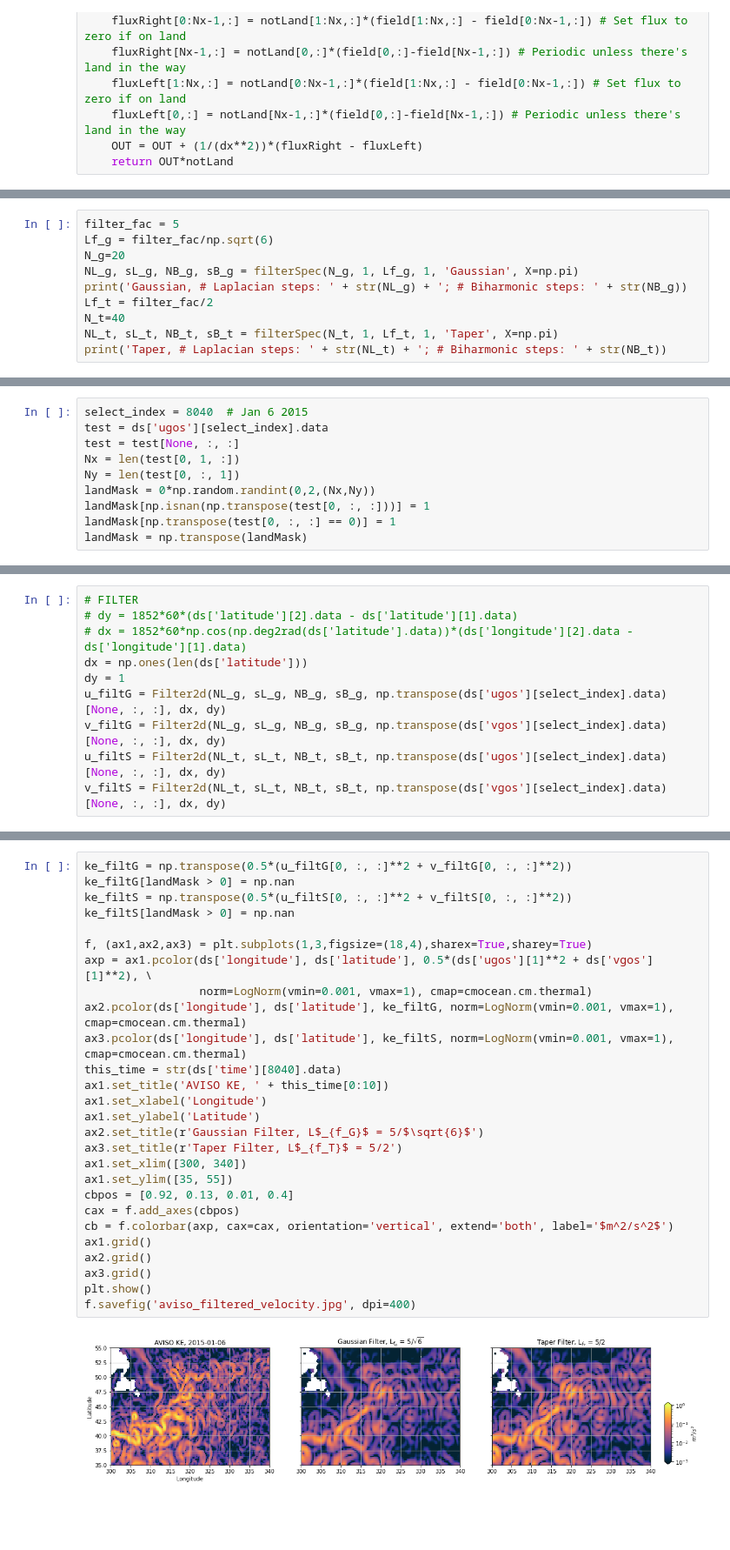
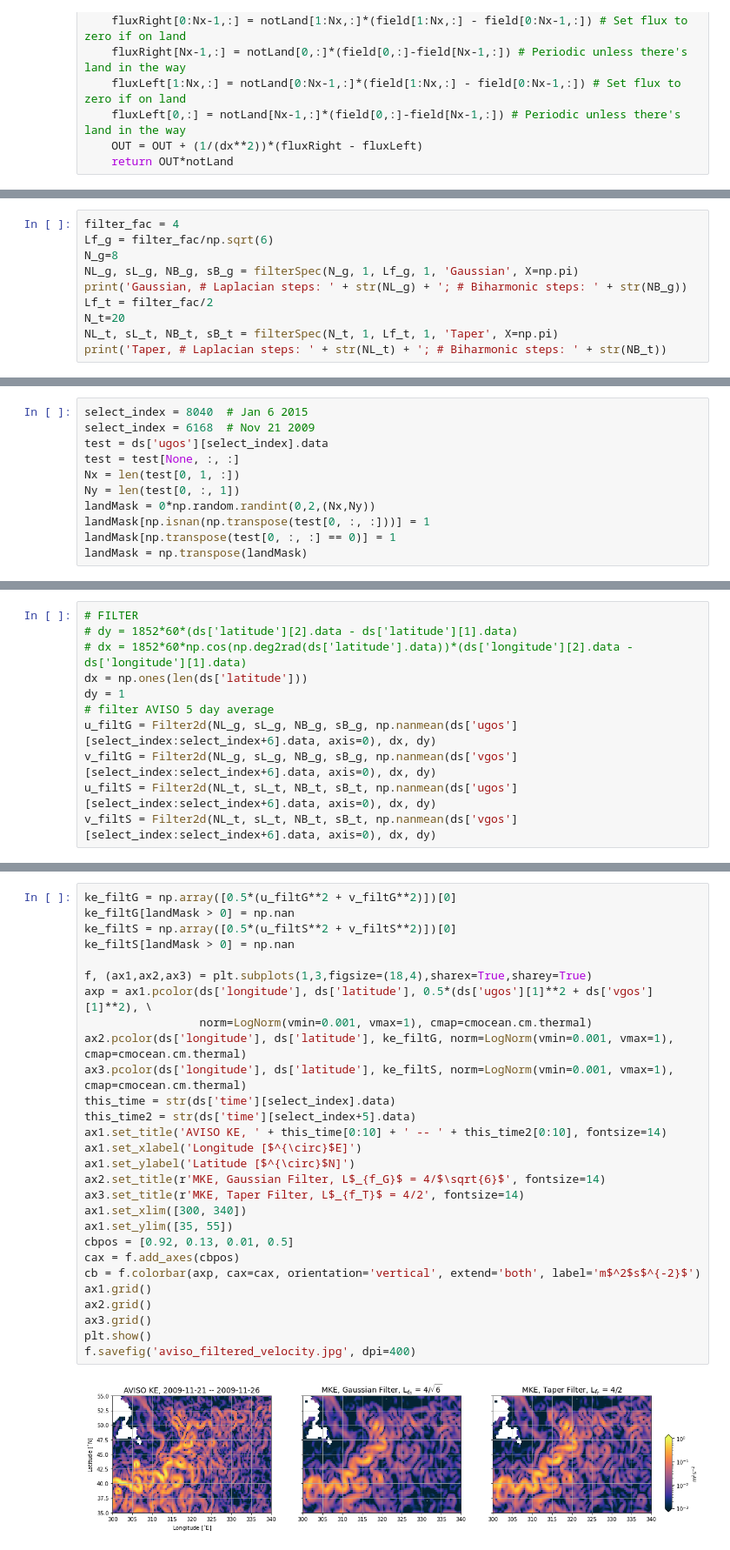
Before and after one commit to ocean-eddy-cpt/WP1T2-2D-EKE-Analysis, a Jupyter notebook: aviso_filter.ipynb, the cells around one changed output, grey strips where cells are left out. Shown: that part at 87% size. Drawn from its saved outputs; the diff is of its cells as text; blank space fills up the shorter version.

```diff
--- a/aviso_filter.ipynb
+++ b/aviso_filter.ipynb
@@ -86,13 +155,13 @@ def Filter2d(NL,sL,NB,sB,field,dx,dy):
 
     return(data_out)
 # %%
-filter_fac = 5
+filter_fac = 4
 Lf_g = filter_fac/np.sqrt(6)
-N_g=20
+N_g=8
 NL_g, sL_g, NB_g, sB_g = filterSpec(N_g, 1, Lf_g, 1, 'Gaussian', X=np.pi)
 print('Gaussian, # Laplacian steps: ' + str(NL_g) + '; # Biharmonic steps: ' + str(NB_g))
 Lf_t = filter_fac/2
-N_t=40
+N_t=20
 NL_t, sL_t, NB_t, sB_t = filterSpec(N_t, 1, Lf_t, 1, 'Taper', X=np.pi)
 print('Taper, # Laplacian steps: ' + str(NL_t) + '; # Biharmonic steps: ' + str(NB_t))
 # %% [output]
@@ -103,5 +172,6 @@ Taper, # Laplacian steps: 34; # Biharmonic steps: 3
 # %%
 select_index = 8040  # Jan 6 2015
+select_index = 6168  # Nov 21 2009
 test = ds['ugos'][select_index].data
 test = test[None, :, :]
 Nx = len(test[0, 1, :])
@@ -121,7 +199,8 @@ landMask = np.transpose(landMask)
 # dx = 1852*60*np.cos(np.deg2rad(ds['latitude'].data))*(ds['longitude'][2].data - ds['longitude'][1].data)
 dx = np.ones(len(ds['latitude']))
 dy = 1
-u_filtG = Filter2d(NL_g, sL_g, NB_g, sB_g, np.transpose(ds['ugos'][select_index].data)[None, :, :], dx, dy)
-v_filtG = Filter2d(NL_g, sL_g, NB_g, sB_g, np.transpose(ds['vgos'][select_index].data)[None, :, :], dx, dy)
-u_filtS = Filter2d(NL_t, sL_t, NB_t, sB_t, np.transpose(ds['ugos'][select_index].data)[None, :, :], dx, dy)
-v_filtS = Filter2d(NL_t, sL_t, NB_t, sB_t, np.transpose(ds['vgos'][select_index].data)[None, :, :], dx, dy)
+# filter AVISO 5 day average
+u_filtG = Filter2d(NL_g, sL_g, NB_g, sB_g, np.nanmean(ds['ugos'][select_index:select_index+6].data, axis=0), dx, dy)
+v_filtG = Filter2d(NL_g, sL_g, NB_g, sB_g, np.nanmean(ds['vgos'][select_index:select_index+6].data, axis=0), dx, dy)
+u_filtS = Filter2d(NL_t, sL_t, NB_t, sB_t, np.nanmean(ds['ugos'][select_index:select_index+6].data, axis=0), dx, dy)
+v_filtS = Filter2d(NL_t, sL_t, NB_t, sB_t, np.nanmean(ds['vgos'][select_index:select_index+6].data, axis=0), dx, dy)
@@ -142,29 +230,30 @@ plt.show()
 # %%
-ke_filtG = np.transpose(0.5*(u_filtG[0, :, :]**2 + v_filtG[0, :, :]**2))
+ke_filtG = np.array([0.5*(u_filtG**2 + v_filtG**2)])[0]
 ke_filtG[landMask > 0] = np.nan
-ke_filtS = np.transpose(0.5*(u_filtS[0, :, :]**2 + v_filtS[0, :, :]**2))
+ke_filtS = np.array([0.5*(u_filtS**2 + v_filtS**2)])[0]
 ke_filtS[landMask > 0] = np.nan
 
 f, (ax1,ax2,ax3) = plt.subplots(1,3,figsize=(18,4),sharex=True,sharey=True)
 axp = ax1.pcolor(ds['longitude'], ds['latitude'], 0.5*(ds['ugos'][1]**2 + ds['vgos'][1]**2), \
                  norm=LogNorm(vmin=0.001, vmax=1), cmap=cmocean.cm.thermal)
 ax2.pcolor(ds['longitude'], ds['latitude'], ke_filtG, norm=LogNorm(vmin=0.001, vmax=1), cmap=cmocean.cm.thermal)
 ax3.pcolor(ds['longitude'], ds['latitude'], ke_filtS, norm=LogNorm(vmin=0.001, vmax=1), cmap=cmocean.cm.thermal)
-this_time = str(ds['time'][8040].data)
-ax1.set_title('AVISO KE, ' + this_time[0:10])
-ax1.set_xlabel('Longitude')
-ax1.set_ylabel('Latitude')
-ax2.set_title(r'Gaussian Filter, L$_{f_G}$ = 5/$\sqrt{6}$')
-ax3.set_title(r'Taper Filter, L$_{f_T}$ = 5/2')
+this_time = str(ds['time'][select_index].data)
+this_time2 = str(ds['time'][select_index+5].data)
+ax1.set_title('AVISO KE, ' + this_time[0:10] + ' -- ' + this_time2[0:10], fontsize=14)
+ax1.set_xlabel('Longitude [$^{\circ}$E]')
+ax1.set_ylabel('Latitude [$^{\circ}$N]')
+ax2.set_title(r'MKE, Gaussian Filter, L$_{f_G}$ = 4/$\sqrt{6}$', fontsize=14)
+ax3.set_title(r'MKE, Taper Filter, L$_{f_T}$ = 4/2', fontsize=14)
 ax1.set_xlim([300, 340])
 ax1.set_ylim([35, 55])
-cbpos = [0.92, 0.13, 0.01, 0.4]
+cbpos = [0.92, 0.13, 0.01, 0.5]
 cax = f.add_axes(cbpos)
-cb = f.colorbar(axp, cax=cax, orientation='vertical', extend='both', label='$m^2/s^2$')
+cb = f.colorbar(axp, cax=cax, orientation='vertical', extend='both', label='m$^2$s$^{-2}$')
 ax1.grid()
 ax2.grid()
 ax3.grid()
 plt.show()
 f.savefig('aviso_filtered_velocity.jpg', dpi=400)
 # %% [output]
-[figure, old version]
+[figure, new version]
```
Also changed, not shown: parts of 8 cells of this notebook.
